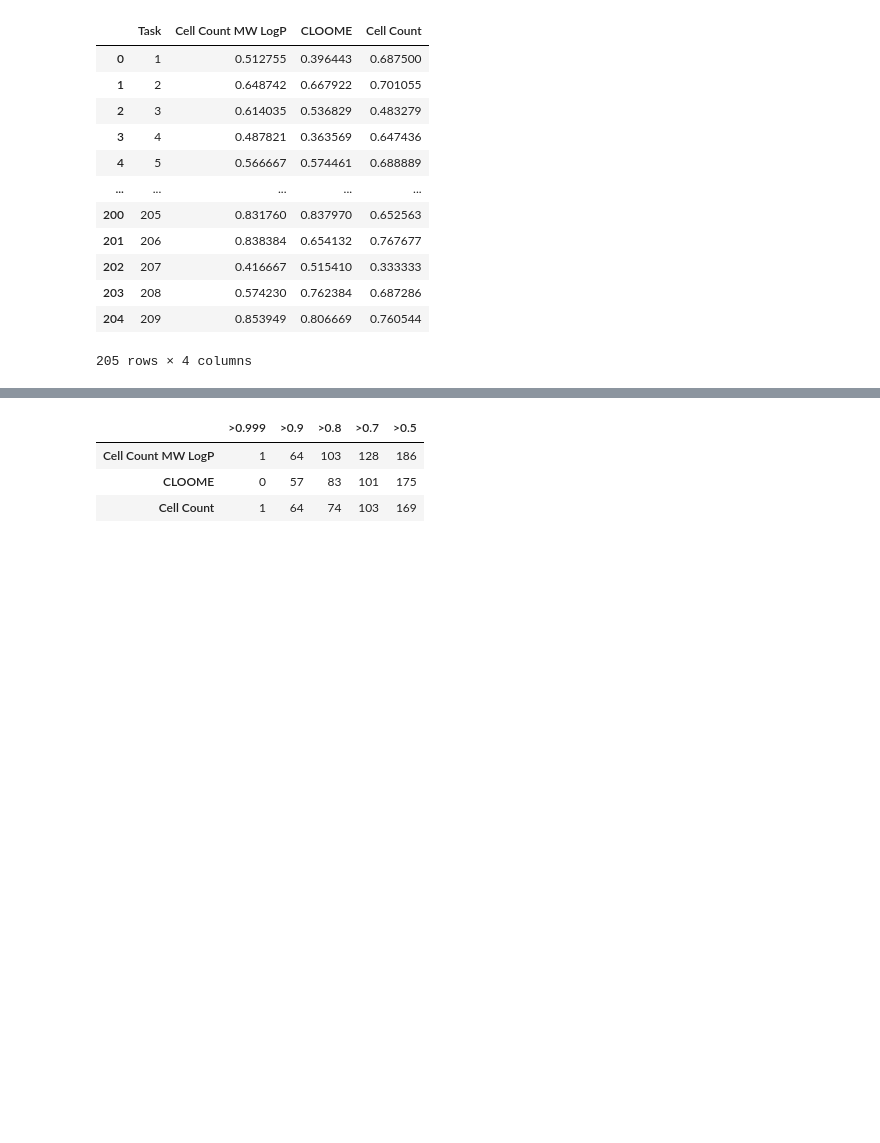
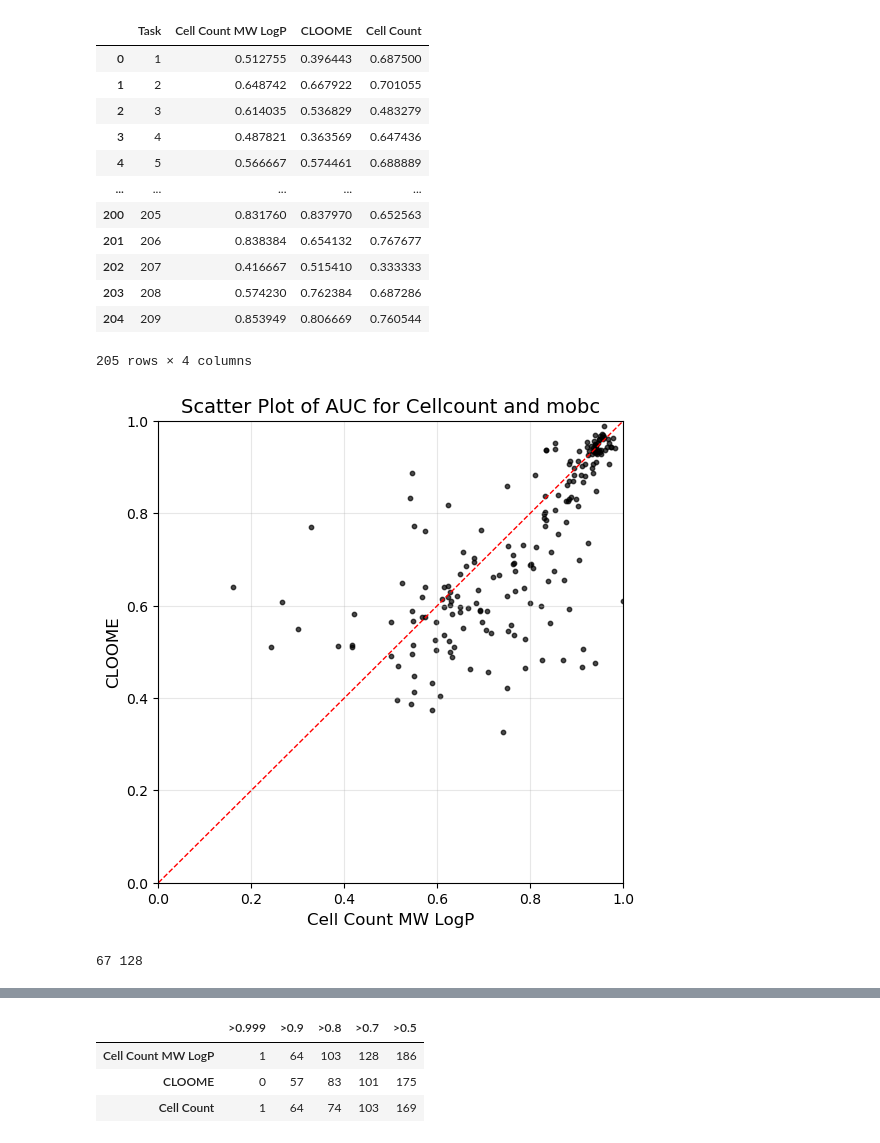
Before and after one commit to srijitseal/The_Seal_Files, a Jupyter notebook: The_Sanchez-Fernandez_Files/03_Evaluate.ipynb, the cells around one changed output, grey strips where cells are left out. Saved outputs shown, nothing was run; the diff lists cells and outputs as text; code cells hidden in the pictures; blank space fills up the shorter version.

Commit message:
added more Moshkov results

```diff
--- a/The_Sanchez-Fernandez_Files/03_Evaluate.ipynb
+++ b/The_Sanchez-Fernandez_Files/03_Evaluate.ipynb
@@ -193,3 +193,29 @@ results
 | 203 | 208 | 0.574230 | 0.762384 | 0.687286 |
 | 204 | 209 | 0.853949 | 0.806669 | 0.760544 |
 205 rows × 4 columns
+# %%
+
+df_condition =  results[(results["Cell Count MW LogP"]>=0.50) | (results["CLOOME"]>=0.50)]
+
+
+plt.figure(figsize=(6, 6))
+
+# Scatter plot
+plt.scatter(df_condition['Cell Count MW LogP'], df_condition['CLOOME'], color='black', alpha=0.7, s=10)
+
+plt.title('Scatter Plot of AUC for Cellcount and mobc', fontsize=14)
+plt.xlabel('Cell Count MW LogP', fontsize=12)
+plt.ylabel('CLOOME', fontsize=12)
+plt.grid(alpha=0.3)
+plt.plot([0, 1], [0, 1], color='red', linestyle='--', linewidth=1, label='x=y')
+plt.xlim(0, 1)
+plt.ylim(0, 1)
+plt.show()
+
+above_line = (df_condition['CLOOME'] > df_condition['Cell Count MW LogP']).sum()
+below_line = (df_condition['CLOOME'] < df_condition['Cell Count MW LogP']).sum()
+
+print(above_line, below_line)
+# %% [output]
+[figure, added]
+67 128
```
Also changed, not shown: parts of 3 cells of this notebook, 30 other files.
